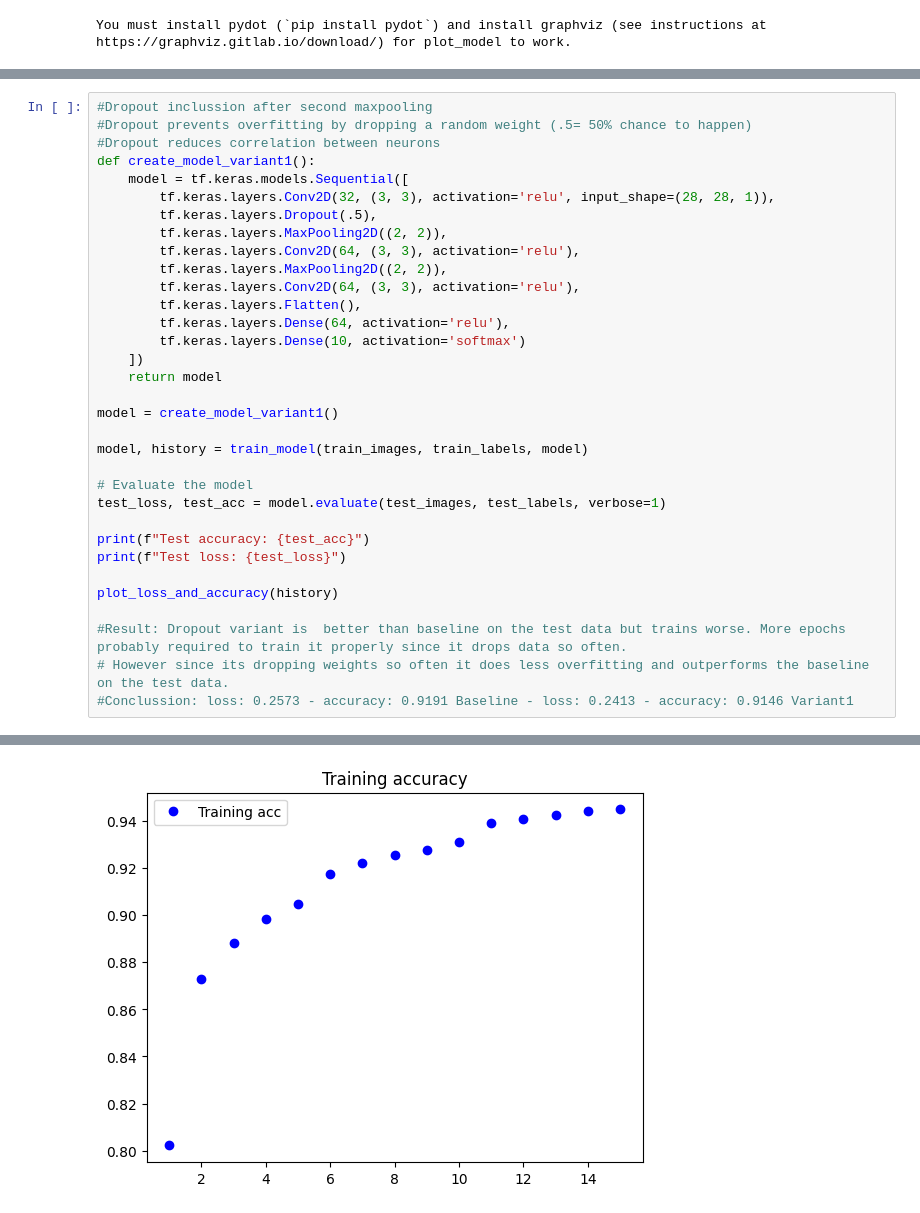
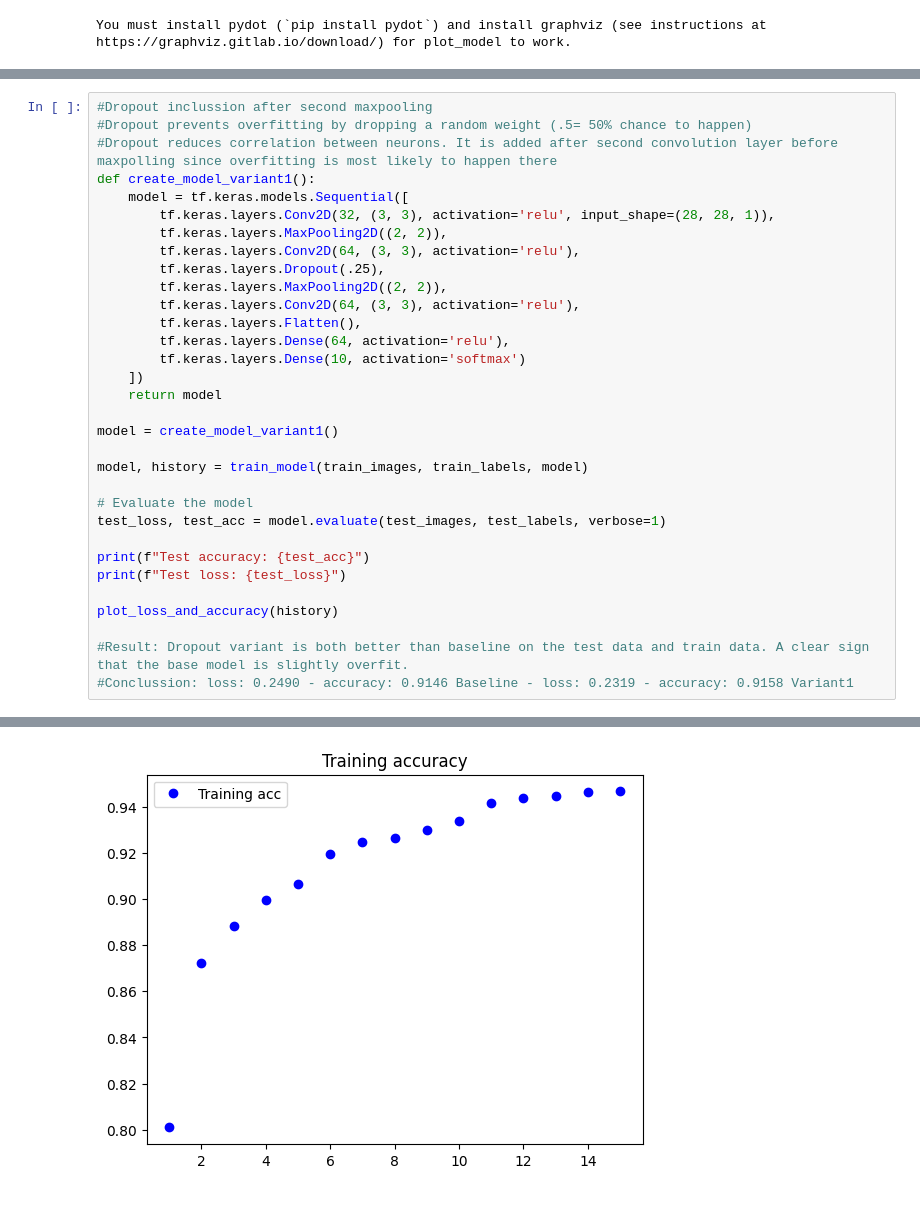
Before and after one commit to FunnyPocketBook/infocv, a Jupyter notebook: ass4/main.ipynb, the cells around one changed output, grey strips where cells are left out. Saved outputs shown, nothing was run; the diff lists cells and outputs as text.

```diff
--- a/ass4/main.ipynb
+++ b/ass4/main.ipynb
@@ -227,13 +227,13 @@ plot_loss_and_accuracy(history)
 # %%
 #Dropout inclussion after second maxpooling
 #Dropout prevents overfitting by dropping a random weight (.5= 50% chance to happen)
-#Dropout reduces correlation between neurons
+#Dropout reduces correlation between neurons. It is added after second convolution layer before maxpolling since overfitting is most likely to happen there
 def create_model_variant1():
     model = tf.keras.models.Sequential([
         tf.keras.layers.Conv2D(32, (3, 3), activation='relu', input_shape=(28, 28, 1)),
-        tf.keras.layers.Dropout(.5),
         tf.keras.layers.MaxPooling2D((2, 2)),
         tf.keras.layers.Conv2D(64, (3, 3), activation='relu'),
+        tf.keras.layers.Dropout(.25),
         tf.keras.layers.MaxPooling2D((2, 2)),
         tf.keras.layers.Conv2D(64, (3, 3), activation='relu'),
         tf.keras.layers.Flatten(),
@@ -254,8 +254,7 @@ print(f"Test loss: {test_loss}")
 
 plot_loss_and_accuracy(history)
 
-#Result: Dropout variant is  better than baseline on the test data but trains worse. More epochs probably required to train it properly since it drops data so often.
-# However since its dropping weights so often it does less overfitting and outperforms the baseline on the test data.
-#Conclussion: loss: 0.2573 - accuracy: 0.9191 Baseline - loss: 0.2413 - accuracy: 0.9146 Variant1
+#Result: Dropout variant is both better than baseline on the test data and train data. A clear sign that the base model is slightly overfit.
+#Conclussion: loss: 0.2490 - accuracy: 0.9146 Baseline - loss: 0.2319 - accuracy: 0.9158 Variant1
 # %% [output]
 Epoch 1/15
@@ -278,2 +277,2 @@ Test loss: 0.24125714600086212
-[figure, old version]
+[figure, new version]
 [figure]
```
Also changed, not shown: parts of 10 cells of this notebook.
